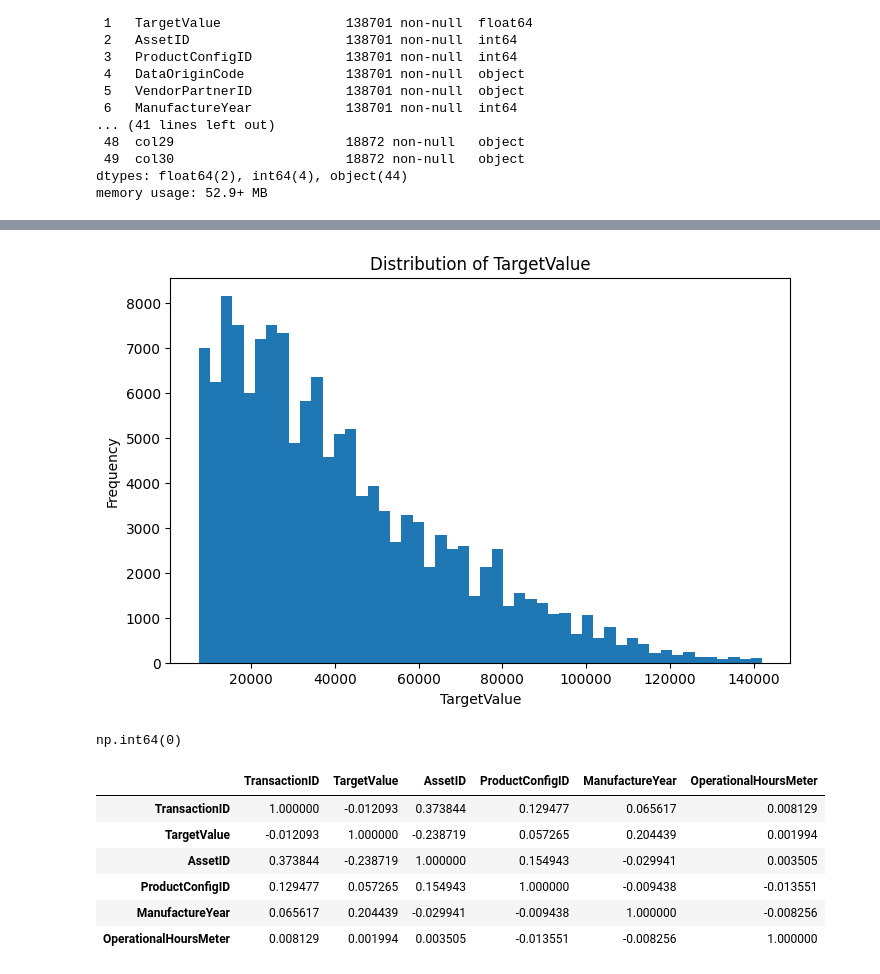
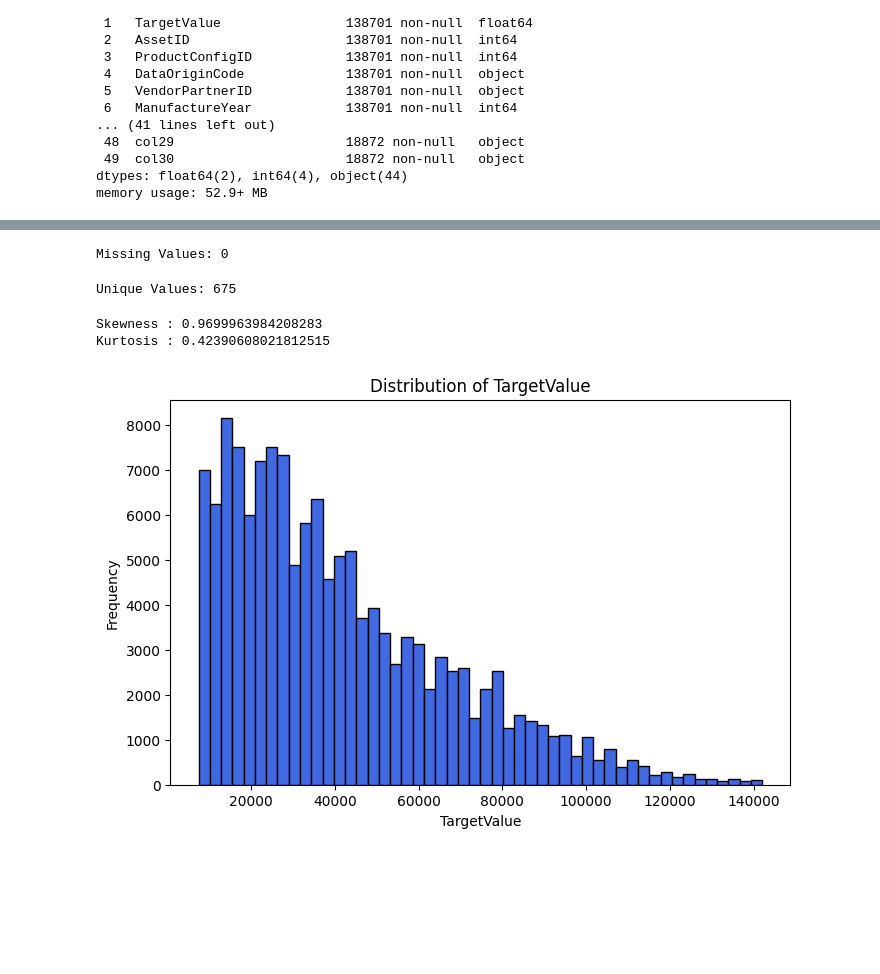
Before and after one commit to 22f3001807/dl-22f3001807-notebook-t22026, a Jupyter notebook: 22f3001807-notebook-2026t2.ipynb, the cells around one changed output, grey strips where cells are left out. Drawn from its saved outputs; the diff is of its cells as text; code cells hidden in the pictures; blank space fills up the shorter version.

```diff
--- a/22f3001807-notebook-2026t2.ipynb
+++ b/22f3001807-notebook-2026t2.ipynb
@@ -181,25 +257,27 @@ Name: TargetValue, dtype: float64
+# %%
+print("Missing Values:", train["TargetValue"].isnull().sum())
+# %% [output]
+Missing Values: 0
+# %%
+print("Unique Values:", train["TargetValue"].nunique())
+# %% [output]
+Unique Values: 675
+# %%
+print("Skewness :", train["TargetValue"].skew())
+print("Kurtosis :", train["TargetValue"].kurt())
+# %% [output]
+Skewness : 0.9699963984208283
+Kurtosis : 0.42390608021812515
 # %%
 import matplotlib.pyplot as plt
 
 plt.figure(figsize=(8,5))
-plt.hist(train["TargetValue"], bins=50)
+plt.hist(train["TargetValue"], bins=50, color="royalblue", edgecolor="black")
+
 plt.title("Distribution of TargetValue")
 plt.xlabel("TargetValue")
 plt.ylabel("Frequency")
+
 plt.show()
 # %% [output]
-[figure, old version]
+[figure, new version]
-# %%
-train.duplicated().sum()
-# %% [output]
-np.int64(0)
-# %%
-train.select_dtypes(include=['int64','float64']).corr()
-# %% [output]
-|  | TransactionID | TargetValue | AssetID | ProductConfigID | ManufactureYear | OperationalHoursMeter |
-| TransactionID | 1.000000 | -0.012093 | 0.373844 | 0.129477 | 0.065617 | 0.008129 |
-| TargetValue | -0.012093 | 1.000000 | -0.238719 | 0.057265 | 0.204439 | 0.001994 |
-| AssetID | 0.373844 | -0.238719 | 1.000000 | 0.154943 | -0.029941 | 0.003505 |
-| ProductConfigID | 0.129477 | 0.057265 | 0.154943 | 1.000000 | -0.009438 | -0.013551 |
-| ManufactureYear | 0.065617 | 0.204439 | -0.029941 | -0.009438 | 1.000000 | -0.008256 |
-| OperationalHoursMeter | 0.008129 | 0.001994 | 0.003505 | -0.013551 | -0.008256 | 1.000000 |
```
Also changed, not shown: parts of 22 cells of this notebook.
